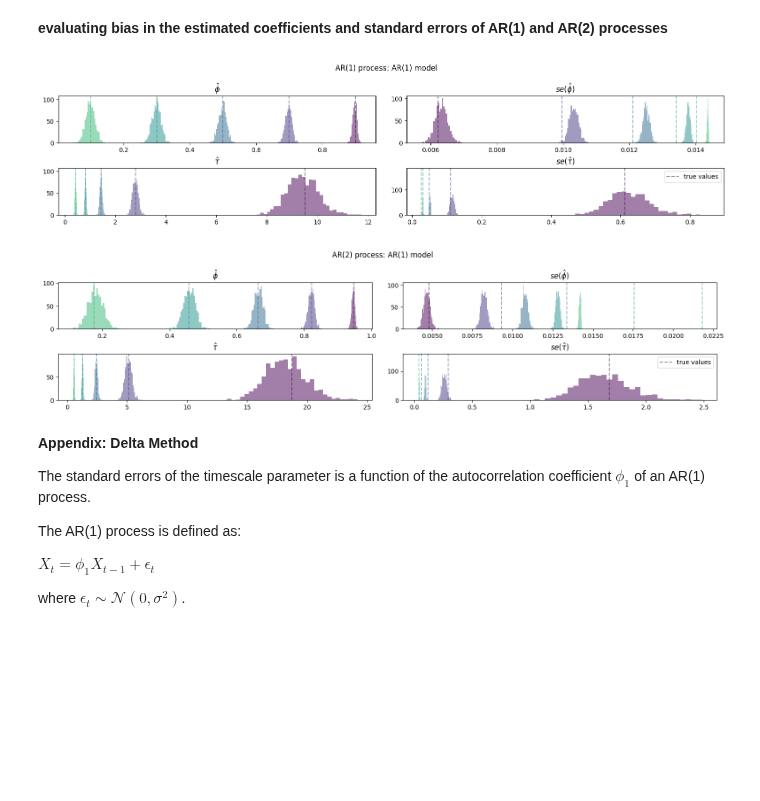
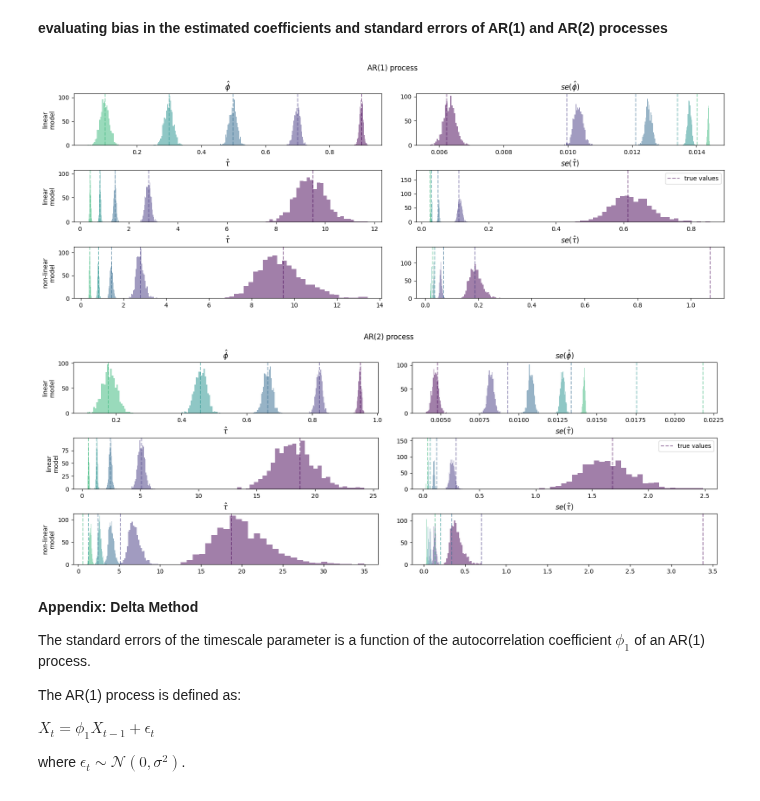
Before and after one commit to griegner/fmri-timescales, a Jupyter notebook: examples/00-simulation-example.ipynb, the cells around one changed output. Saved outputs shown, nothing was run; the diff lists cells and outputs as text; code cells hidden in the pictures; blank space fills up the shorter version.

Commit message:
add non-linear model

```diff
--- a/examples/00-simulation-example.ipynb
+++ b/examples/00-simulation-example.ipynb
@@ -168,21 +168,41 @@ ax[1].legend()
 # %% [markdown]
 **evaluating bias in the estimated coefficients and standard errors of AR(1) and AR(2) processes**
 # %%
+# !!! 40sec runtime !!!
+
+
 def calc_ar_bias(phis, n_timepoints, n_repeats=1000, random_seed=0):
     """repeate simulations of AR(p) process with fixed coefficients phi_1, phi_2, ..., phi_p"""
     random_state = np.random.default_rng(random_seed)
     random_seeds = random_state.integers(0, 100000, size=n_repeats)
+    timepoints = np.arange(n_timepoints)
 
-    df = {"phi^": [], "se(phi^)": [], "tau^": [], "se(tau^)": []}
+    df = {
+        "lls-phi^": [],
+        "lls-se(phi^)": [],
+        "lls-tau^": [],
+        "lls-se(tau^)": [],
+        "nlls-tau^": [],
+        "nlls-se(tau^)": [],
+    }
 
-    for random_seed in random_seeds:
+    for rs in random_seeds:
         for phi in phis:
-            X = sim.sim_ar(phi, n_timepoints, random_seed=random_seed)
+            # simulates AR(p) process
+            X = sim.sim_ar(phi, n_timepoints, random_seed=rs)
+            X_acf = acf_utils.acf_fft(X.reshape(1, -1), n_timepoints).squeeze()
+
+            # linear model
             lls = linregress(X[:-1], X[1:])
-            df["phi^"].append(lls.slope)
-            df["se(phi^)"].append(lls.stderr)
-            df["tau^"].append(-1 / np.log(lls.slope))
-            df["se(tau^)"].append(1 / (lls.slope * np.log(lls.slope) ** 2) * lls.stderr)
+            df["lls-phi^"].append(lls.slope)
+            df["lls-se(phi^)"].append(lls.stderr)
+            df["lls-tau^"].append(-1 / np.log(lls.slope))
+            df["lls-se(tau^)"].append(1 / (lls.slope * np.log(lls.slope) ** 2) * lls.stderr)
+
+            # non-linear model
+            nlls_tau_hat, var = curve_fit(f, timepoints, X_acf)
+            df["nlls-tau^"].append(float(nlls_tau_hat))
+            df["nlls-se(tau^)"].append(float(np.sqrt(var)))
 
     index = np.tile(np.arange(len(phis)), n_repeats)
     return pd.DataFrame(df, index=index)
@@ -190,7 +210,7 @@ def calc_ar_bias(phis, n_timepoints, n_repeats=1000, random_seed=0):
 
 def plot_ar_bias(df, ar1_coeffs, fig_title):
     """plot deviations from true values"""
-    fig, axs = plt.subplots(2, 2, figsize=(16, 4))
+    fig, axs = plt.subplots(3, 2, figsize=(16, 6))
     fig.suptitle(fig_title)
     fig.tight_layout(pad=2)
 
@@ -201,45 +221,60 @@ def plot_ar_bias(df, ar1_coeffs, fig_title):
 
     # plot histograms for estimated values, and vlines for true values
     for idx, df_group in df.groupby(level=0):
+        # linear model
         # phi
-        axs[0, 0].hist(df_group["phi^"], color=colors[idx], **hist_kwargs)
+        axs[0, 0].hist(df_group["lls-phi^"], color=colors[idx], **hist_kwargs)
         axs[0, 0].axvline(ar1_coeffs[idx], color=colors[idx], **vline_kwargs)
 
         # se(phi)
-        axs[0, 1].hist(df_group["se(phi^)"], color=colors[idx], **hist_kwargs)
-        axs[0, 1].axvline(df_group["phi^"].std(), color=colors[idx], **vline_kwargs)
+        axs[0, 1].hist(df_group["lls-se(phi^)"], color=colors[idx], **hist_kwargs)
+        axs[0, 1].axvline(df_group["lls-phi^"].std(), color=colors[idx], **vline_kwargs)
 
         # tau
-        axs[1, 0].hist(df_group["tau^"], color=colors[idx], **hist_kwargs)
+        axs[1, 0].hist(df_group["lls-tau^"], color=colors[idx], **hist_kwargs)
         axs[1, 0].axvline(-1 / np.log(ar1_coeffs[idx]), color=colors[idx], **vline_kwargs)
 
         # se(tau)
-        axs[1, 1].hist(df_group["se(tau^)"], color=colors[idx], **hist_kwargs)
-        axs[1, 1].axvline(df_group["tau^"].std(), color=colors[idx], **vline_kwargs)
+        axs[1, 1].hist(df_group["lls-se(tau^)"], color=colors[idx], **hist_kwargs)
+        axs[1, 1].axvline(df_group["lls-tau^"].std(), color=colors[idx], **vline_kwargs)
+
+        # non-linear model
+        # tau
+        axs[2, 0].hist(df_group["nlls-tau^"], color=colors[idx], **hist_kwargs)
+        axs[2, 0].axvline(-1 / np.log(ar1_coeffs[idx]), color=colors[idx], **vline_kwargs)
+
+        # se(tau)
+        axs[2, 1].hist(df_group["nlls-se(tau^)"], color=colors[idx], **hist_kwargs)
+        axs[2, 1].axvline(df_group["nlls-tau^"].std(), color=colors[idx], **vline_kwargs)
 
     axs[0, 0].set_title(r"$\hat{\phi}$")
+    axs[0, 0].set_ylabel("linear\nmodel")
     axs[0, 1].set_title(r"$se(\hat{\phi})$")
     axs[1, 0].set_title(r"$\hat{\tau}$")
+    axs[1, 0].set_ylabel("linear\nmodel")
     axs[1, 1].set_title(r"$se(\hat{\tau})$")
     axs[1, 1].legend(["true values"])
+    axs[2, 0].set_title(r"$\hat{\tau}$")
+    axs[2, 0].set_ylabel("non-linear\nmodel")
+    axs[2, 1].set_title(r"$se(\hat{\tau})$")
 
 
-n_timepoints = 4800
+n_timepoints = 4800  # to match HCP
 
 # AR(1)
 ar1_phis = [0.9, 0.7, 0.5, 0.3, 0.1]
-ar1_df = calc_ar_bias([[phi] for phi in ar1_phis], n_timepoints)
-plot_ar_bias(ar1_df, ar1_phis, "AR(1) process: AR(1) model")
+ar1_df = calc_ar_bias(ar1_phis, n_timepoints)
+plot_ar_bias(ar1_df, ar1_phis, "AR(1) process")
 
 # AR(2), w/in the stationarity triangle
 ar2_phis = [[phi, (0.5 - 0.5 * phi)] for phi in ar1_phis]
 # AR(1) coeffs calculated empirically using an AR(1) model w/ 100,000 timepoints
 ar1_phis = [0.948, 0.823, 0.664, 0.458, 0.176]
 ar2_df = calc_ar_bias(ar2_phis, n_timepoints)
-plot_ar_bias(ar2_df, ar1_phis, "AR(2) process: AR(1) model")
+plot_ar_bias(ar2_df, ar1_phis, "AR(2) process")
 # %% [output]
-[figure, old version]
+[figure, new version]
-[figure, old version]
+[figure, new version]
 # %% [markdown]
 **Appendix: Delta Method**
 
```
